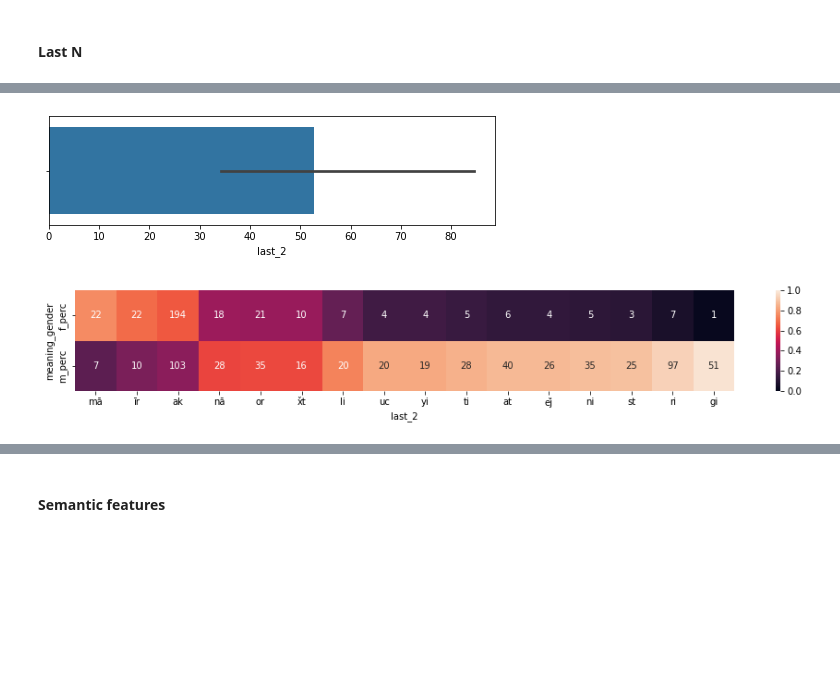
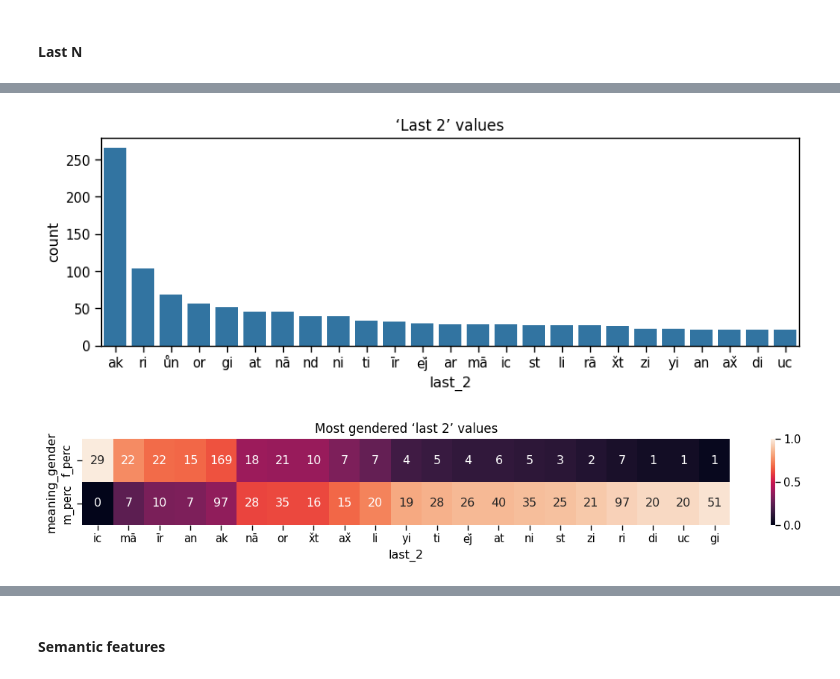
Before and after one commit to mashakrivolap/Coursework2024shughnigender, a Jupyter notebook: Predicting the Gender Category for Shughni Nouns Using Machine Learning Methods.ipynb, the cells around one changed output, grey strips where cells are left out. Drawn from its saved outputs; the diff is of its cells as text; code cells hidden in the pictures; blank space fills up the shorter version.

```diff
--- a/Predicting the Gender Category for Shughni Nouns Using Machine Learning Methods.ipynb
+++ b/Predicting the Gender Category for Shughni Nouns Using Machine Learning Methods.ipynb
@@ -71,3 +48,11 @@ x_feature_values = {}
+# %%
+data = pd.read_csv("data.csv")
+data = data[
+    (data["meaning_gender"].isin(["m", "f"])) &
+    (~data["comment"].isin(["adjective", "fluid", "onomatopoeia", "name", "abstr human"])) &
+    (data["russian_borrowing"] != 1)
+]
+data["meaning_gender"] = pd.Categorical(data["meaning_gender"], categories=["f", "m"])
 # %% [markdown]
 ### Extracting the features
 # %%
@@ -177,2 +190,29 @@ plt.show()
 # %% [markdown]
 #### Last N
+# %%
+def get_popular_endings(feature, endings_max=30, n_min=20):
+    popular_endings = data[feature].value_counts()[:endings_max]
+    return popular_endings[popular_endings>n_min]
+
+
+def plot_endings(endings, feature, title, FIGSIZE=None):
+    if FIGSIZE:
+        plt.figure(figsize=FIGSIZE)
+    sns.barplot(endings)
+    plt.title(f"‘{title}’ values")
+    plt.savefig(f"{feature} values.png", bbox_inches='tight', dpi=DPI)
+    plt.show()
+
+
+def plot_endings_across_gender(popular_endings, feature, title, THRESHOLD=0.4, FIGSIZE=None):
+    last_gender = data[data[feature].isin(popular_endings.keys())].groupby(by=[feature, "meaning_gender"])["meaning_gender"].size().unstack(fill_value=0)
+    last_gender["f_perc"] = round(last_gender["f"] / (last_gender["f"] + last_gender["m"]), 2)
+    last_gender["m_perc"] = round(last_gender["m"] / (last_gender["f"] + last_gender["m"]), 2)
+    last_gender = last_gender[(last_gender["m_perc"]<THRESHOLD) | (last_gender["f_perc"]<THRESHOLD)].sort_values("f_perc", ascending=False)
+
+    if FIGSIZE:
+        plt.figure(figsize=FIGSIZE)
+    sns.heatmap(last_gender[["f_perc", "m_perc"]].T, annot=last_gender[["f", "m"]].T, fmt="g", vmin=0, vmax=1)
+    plt.title(f"Most gendered ‘{title}’ values")
+    plt.savefig(f"{feature} by gender.png", bbox_inches='tight', dpi=DPI)
+    plt.show()
@@ -179,20 +227,8 @@ plt.show()
 # %%
-plt.figure(figsize=(8, 2))
-popular_endings = data["last_2"].value_counts()[:20]
-popular_endings = popular_endings[popular_endings>20]
-sns.barplot(popular_endings)
-plt.show()
+plot_endings(get_popular_endings("last_2"), "last_2", "Last 2", (10, 3))
 # %% [output]
-[figure, old version]
+[figure, new version]
 # %%
-last_gender = data[data["last_2"].isin(popular_endings.keys())].groupby(by=["last_2", "meaning_gender"])["meaning_gender"].size().unstack(fill_value=0)
-last_gender["f_perc"] = round(last_gender["f"] / (last_gender["f"] + last_gender["m"]), 2)
-last_gender["m_perc"] = round(last_gender["m"] / (last_gender["f"] + last_gender["m"]), 2)
-last_gender = last_gender[(last_gender["m_perc"]<0.4) | (last_gender["f_perc"]<0.4)].sort_values("f_perc", ascending=False)
-
-plt.figure(figsize=(16, 2))
-sns.heatmap(last_gender[["f_perc", "m_perc"]].T, annot=last_gender[["f", "m"]].T, fmt="g", vmin=0, vmax=1)
-plt.savefig("last_2 by gender.png", bbox_inches='tight')
-plt.show()
+plot_endings_across_gender(get_popular_endings("last_2"), "last_2", "last 2", FIGSIZE=(14, 1.5))
 # %% [output]
-[figure, old version]
+[figure, new version]
```
Also changed, not shown: parts of 76 cells of this notebook, 2 other files.
